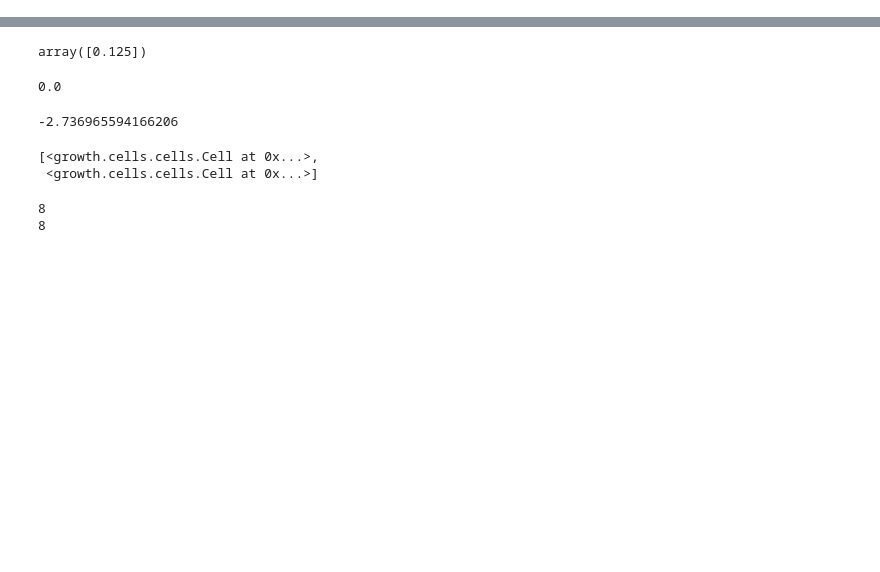
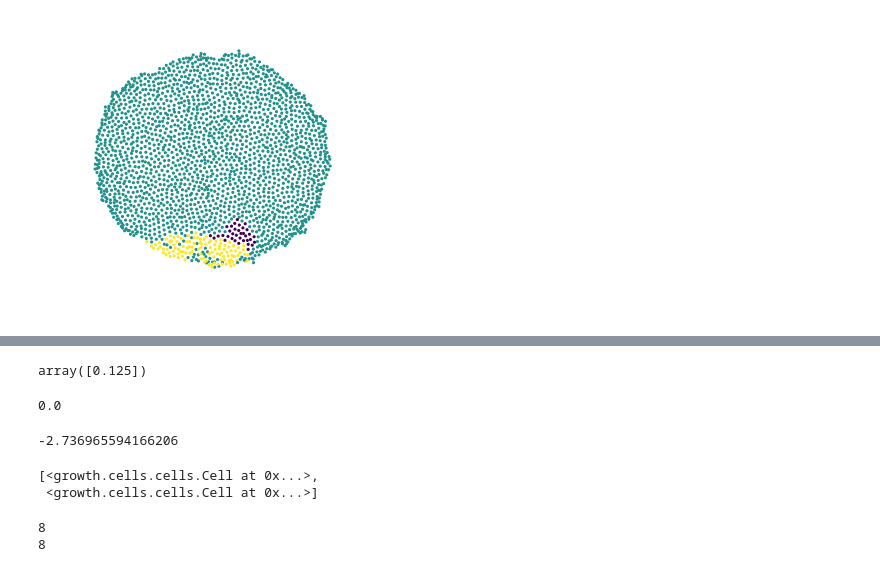
Before and after one commit to sbernasek/growth, a Jupyter notebook: notebooks/development.ipynb, the cells around one changed output, grey strips where cells are left out. Cells and saved outputs as stored; diff of their text form; code cells hidden in the pictures; blank space fills up the shorter version.

Commit message:
added plotting functions

```diff
--- a/notebooks/development.ipynb
+++ b/notebooks/development.ipynb
@@ -10,14 +10,16 @@ import numpy as np
 # %%
 division = 0.1
 recombination = 0.1
-start = 2
+start = 1
 duration = 4.
 population = 11
 
 culture = GrowthSimulation(division, recombination, start, duration, population)
 culture.run()
 
 culture.plot(colorby='genotype', cmap=plt.cm.viridis, s=10)
+# %% [output]
+[figure, added]
 # %%
 %%capture
 lineage_video = culture.animate(interval=200, colorby='lineage', cmap=plt.cm.rainbow, repeat_delay=5000)
```
Also changed, not shown: 4 other files.
